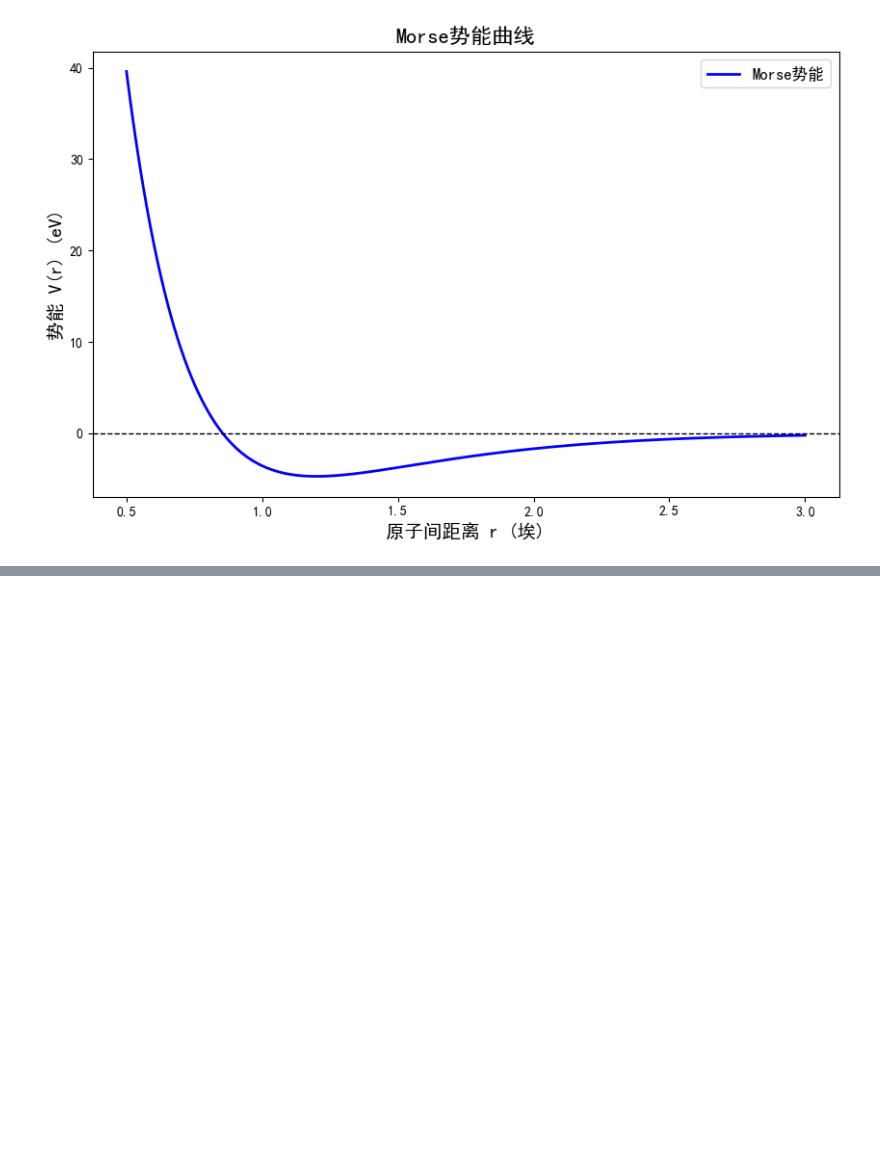
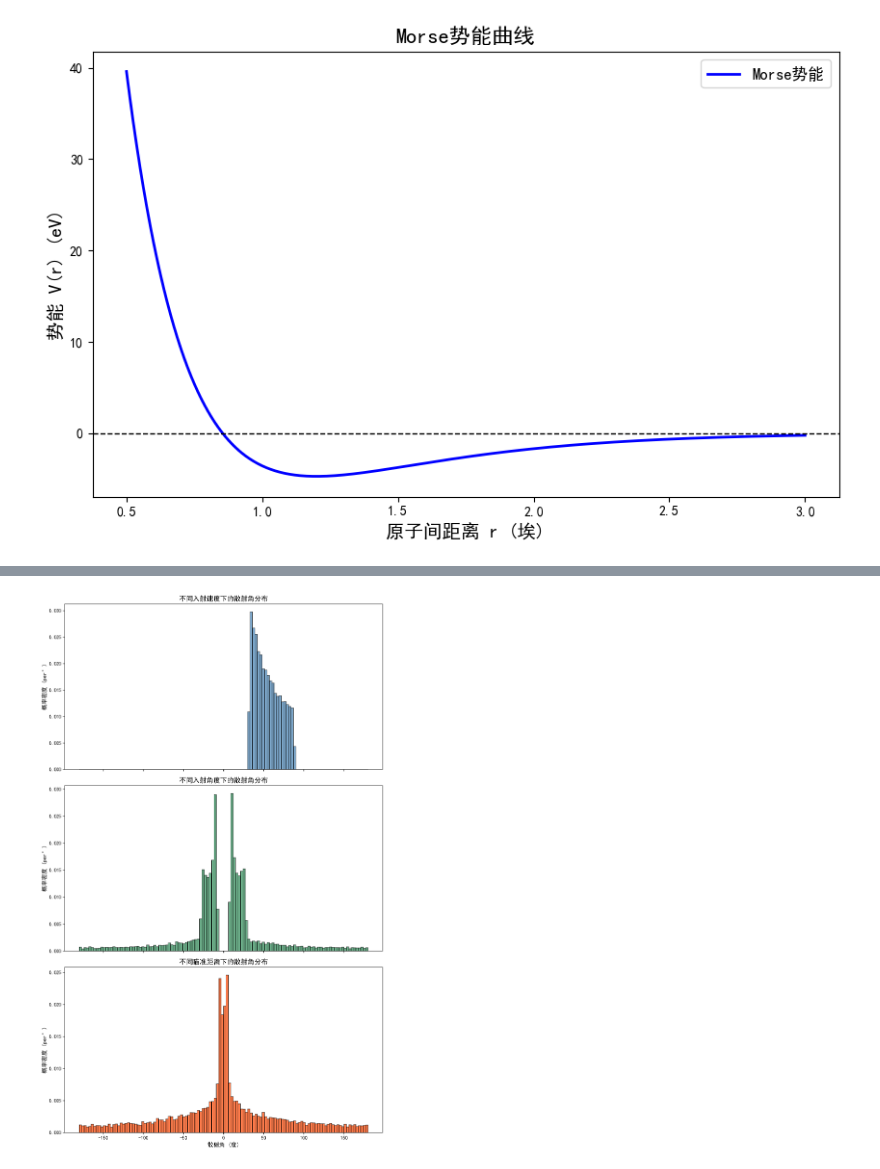
Before and after one commit to Glueo/graduate_phy_proj_2025, a Jupyter notebook: Morse/Morse.ipynb, the cells around one changed output, grey strips where cells are left out. Saved outputs shown, nothing was run; the diff lists cells and outputs as text; code cells hidden in the pictures; blank space fills up the shorter version.

```diff
--- a/Morse/Morse.ipynb
+++ b/Morse/Morse.ipynb
@@ -67,0 +380,32 @@ plt.show()
+# %%
+# read cache
+try:
+    data = np.load("./cache/scattering_angles.npz")
+    scattering_angles_speed = data['scattering_angles_speed']
+    scattering_angles_angle = data['scattering_angles_angle']
+    scattering_angles_b = data['scattering_angles_b']
+except FileNotFoundError:
+    print("No cache found. Please run the simulation first.")
+    exit()
+
+fig, axes = plt.subplots(3, 1, figsize=(10, 16), dpi=300, sharex=True)
+bins = np.linspace(-180, 180, 121)  # 散射角范围（度）
+
+axes[0].hist(scattering_angles_speed, bins=bins, density=True, color='steelblue', edgecolor='black', alpha=0.7)
+axes[0].set_title("不同入射速度下的散射角分布", fontsize=14)
+axes[0].set_ylabel("概率密度 (per°)", fontsize=12)
+
+axes[1].hist(scattering_angles_angle, bins=bins, density=True, color='seagreen', edgecolor='black', alpha=0.7)
+axes[1].set_title("不同入射角度下的散射角分布", fontsize=14)
+axes[1].set_ylabel("概率密度 (per°)", fontsize=12)
+
+axes[2].hist(scattering_angles_b, bins=bins, density=True, color='orangered', edgecolor='black', alpha=0.7)
+axes[2].set_title("不同瞄准距离下的散射角分布", fontsize=14)
+axes[2].set_xlabel("散射角 (度)", fontsize=12)
+axes[2].set_ylabel("概率密度 (per°)", fontsize=12)
+
+plt.tight_layout()
+plt.savefig("./output/Morse_scattering_histograms.png", dpi=300)
+plt.show()
+# %% [output]
+[figure, added]
```
Also changed, not shown: parts of 7 cells of this notebook, 18 other files.
